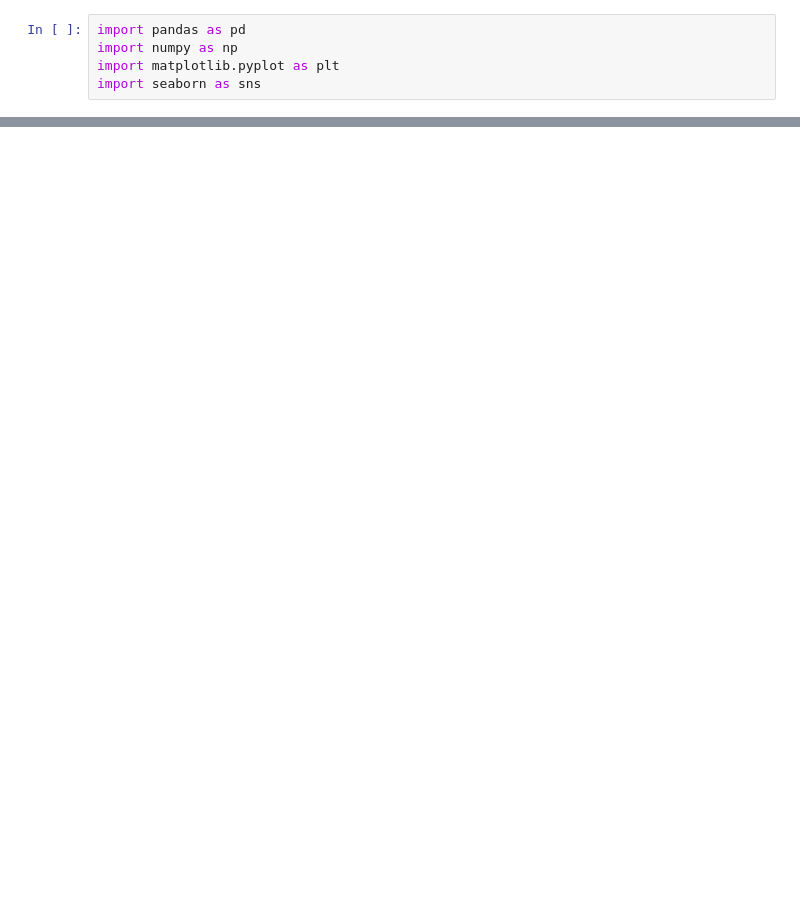
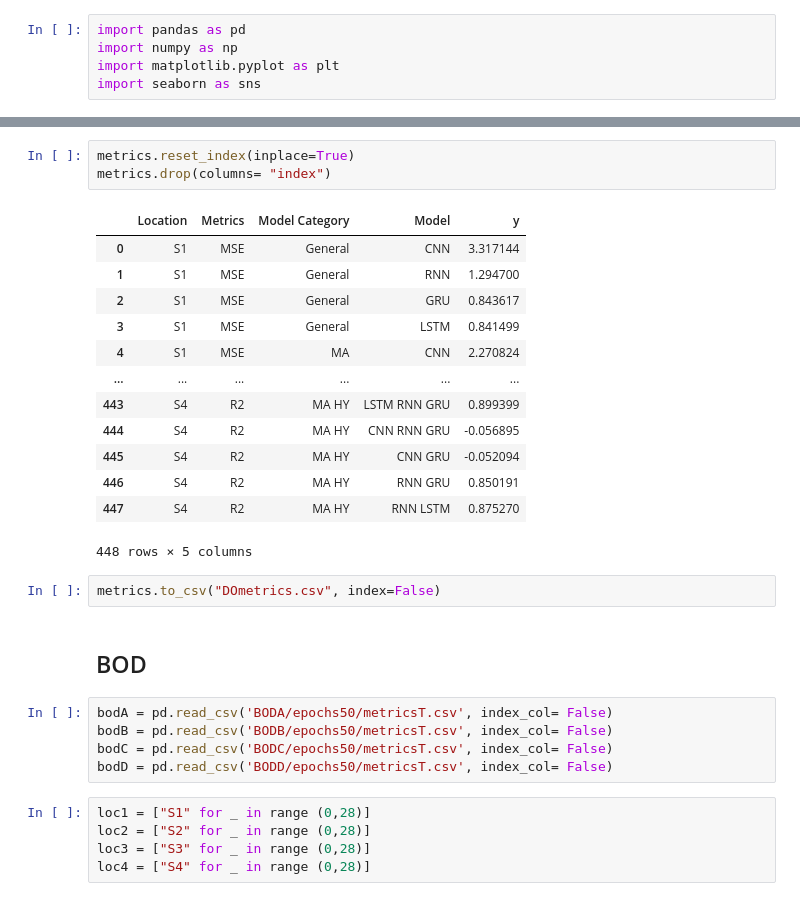
Before and after one commit to rakibhhridoy/Research, a Jupyter notebook: Colab/Turag/Python/DL Lab/Multivariate/Metrics.ipynb, the cells around one changed output, grey strips where cells are left out. Cells and saved outputs as stored; diff of their text form; blank space fills up the shorter version.

```diff
--- a/Colab/Turag/Python/DL Lab/Multivariate/Metrics.ipynb
+++ b/Colab/Turag/Python/DL Lab/Multivariate/Metrics.ipynb
@@ -25,0 +170,31 @@ doD = pd.read_csv('DOD/epochs50/metricsT.csv', index_col= False)
+# %%
+metrics.reset_index(inplace=True)
+metrics.drop(columns= "index")
+# %% [output]
+|  | Location | Metrics | Model Category | Model | y |
+| 0 | S1 | MSE | General | CNN | 3.317144 |
+| 1 | S1 | MSE | General | RNN | 1.294700 |
+| 2 | S1 | MSE | General | GRU | 0.843617 |
+| 3 | S1 | MSE | General | LSTM | 0.841499 |
+| 4 | S1 | MSE | MA | CNN | 2.270824 |
+| ... | ... | ... | ... | ... | ... |
+| 443 | S4 | R2 | MA HY | LSTM RNN GRU | 0.899399 |
+| 444 | S4 | R2 | MA HY | CNN RNN GRU | -0.056895 |
+| 445 | S4 | R2 | MA HY | CNN GRU | -0.052094 |
+| 446 | S4 | R2 | MA HY | RNN GRU | 0.850191 |
+| 447 | S4 | R2 | MA HY | RNN LSTM | 0.875270 |
+448 rows × 5 columns
+# %%
+metrics.to_csv("DOmetrics.csv", index=False)
+# %% [markdown]
+## BOD
+# %%
+bodA = pd.read_csv('BODA/epochs50/metricsT.csv', index_col= False)
+bodB = pd.read_csv('BODB/epochs50/metricsT.csv', index_col= False)
+bodC = pd.read_csv('BODC/epochs50/metricsT.csv', index_col= False)
+bodD = pd.read_csv('BODD/epochs50/metricsT.csv', index_col= False)
+# %%
+loc1 = ["S1" for _ in range (0,28)]
+loc2 = ["S2" for _ in range (0,28)]
+loc3 = ["S3" for _ in range (0,28)]
+loc4 = ["S4" for _ in range (0,28)]
```
Also changed, not shown: parts of 21 cells of this notebook, 4 other files.
